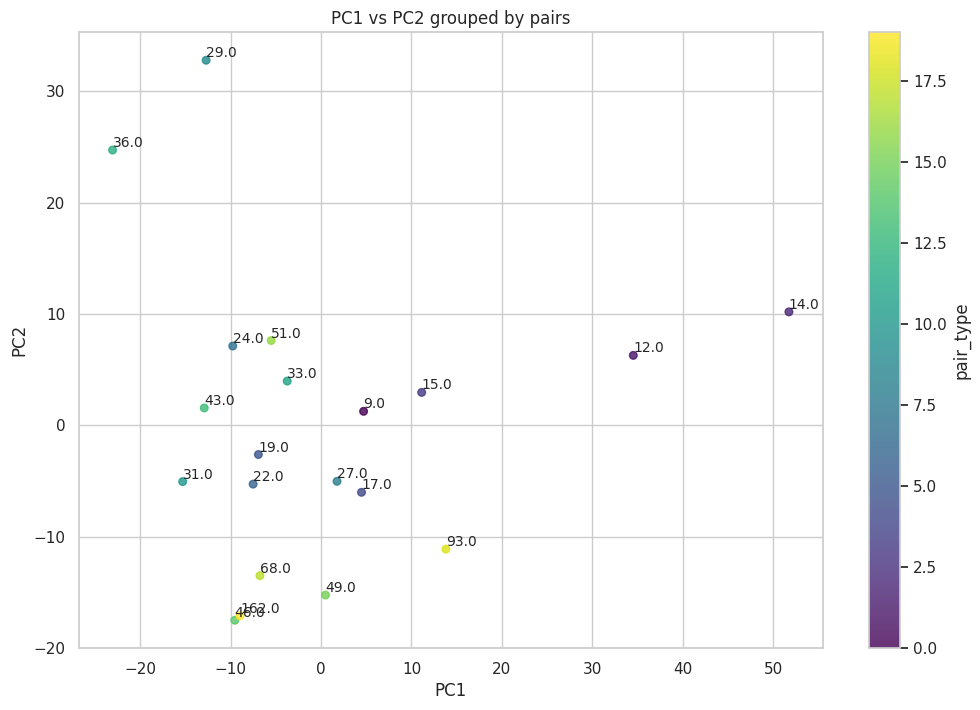
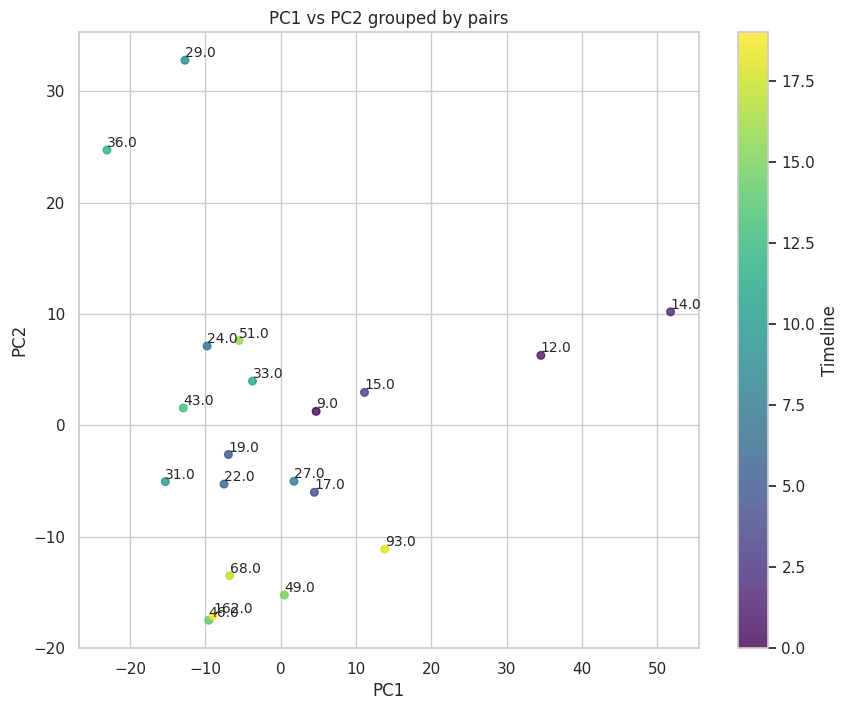
The change to this notebook cell's code, shown as a diff; its figure went from the first image to the second:
--- before
+++ after
@@ -9,5 +9,5 @@
 
 # 2D scatter of first two PCs
-plt.figure(figsize=(12, 8))
+plt.figure(figsize=(10, 8))
 
 plot_type = 'numeric'
@@ -22,5 +22,5 @@
         alpha=0.8
     )
-    plt.colorbar(label='pair_type') 
+    plt.colorbar(label='Timeline') 
     # add numeric labels to each point
     for i, (x, y, lab) in enumerate(zip(df_pca['PC1'], df_pca['PC2'], labels)):

Commit: Reorgnize notebook